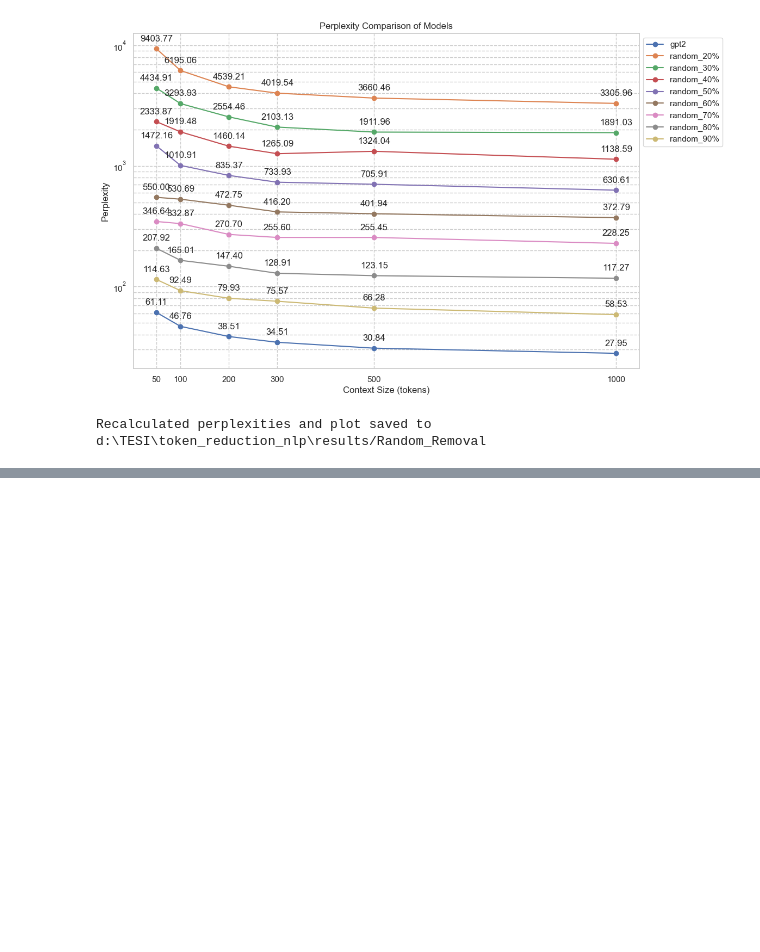
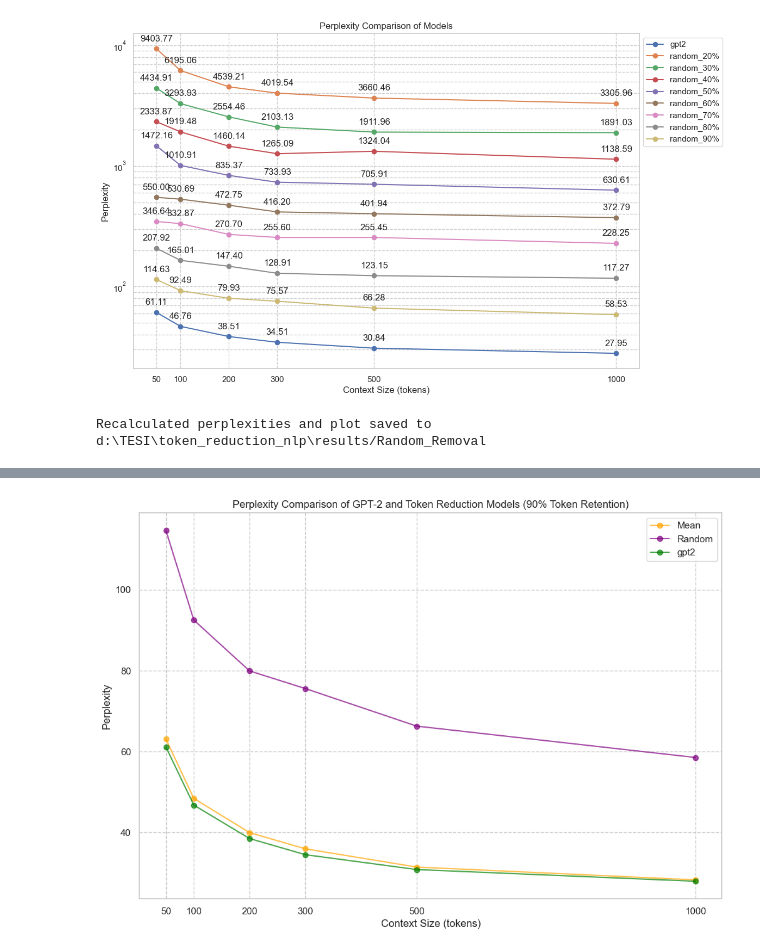
Before and after one commit to sosamandara/token_reduction_nlp, a Jupyter notebook: notebooks/Perplexity_Comparison_Random.ipynb, the cells around one changed output, grey strips where cells are left out. Saved outputs shown, nothing was run; the diff lists cells and outputs as text; code cells hidden in the pictures; blank space fills up the shorter version.

Commit message:
add print to see what tokens get removed, retrieve more methods ppl and plot the 90% case,

```diff
--- a/notebooks/Perplexity_Comparison_Random.ipynb
+++ b/notebooks/Perplexity_Comparison_Random.ipynb
@@ -177,0 +297,21 @@ Recalculated perplexities and plot saved to d:\TESI\token_reduction_nlp\results/
+# %%
+project_root = os.path.abspath(os.path.join(os.getcwd(), '..'))
+mean_attention_dir = os.path.join(project_root, 'results/Mean_Attention_Removal')
+random_removal_dir = os.path.join(project_root, 'results/Random_Removal')
+
+# Dictionary of directories for each method
+directories = {
+    'Mean': mean_attention_dir,
+    'Random': random_removal_dir
+}
+
+# Define window sizes
+window_sizes = [50, 100, 200, 300, 500, 1000]
+
+# Define output directory
+output_dir = os.path.join(project_root, 'results/Perplexity_Comparison_Custom_90')
+
+# Recalculate and plot perplexities
+recalculate_and_plot_perplexities_custom_90(window_sizes, directories, output_dir)
+# %% [output]
+[figure, added]
```
Also changed, not shown: parts of 2 cells of this notebook, 59 other files.
